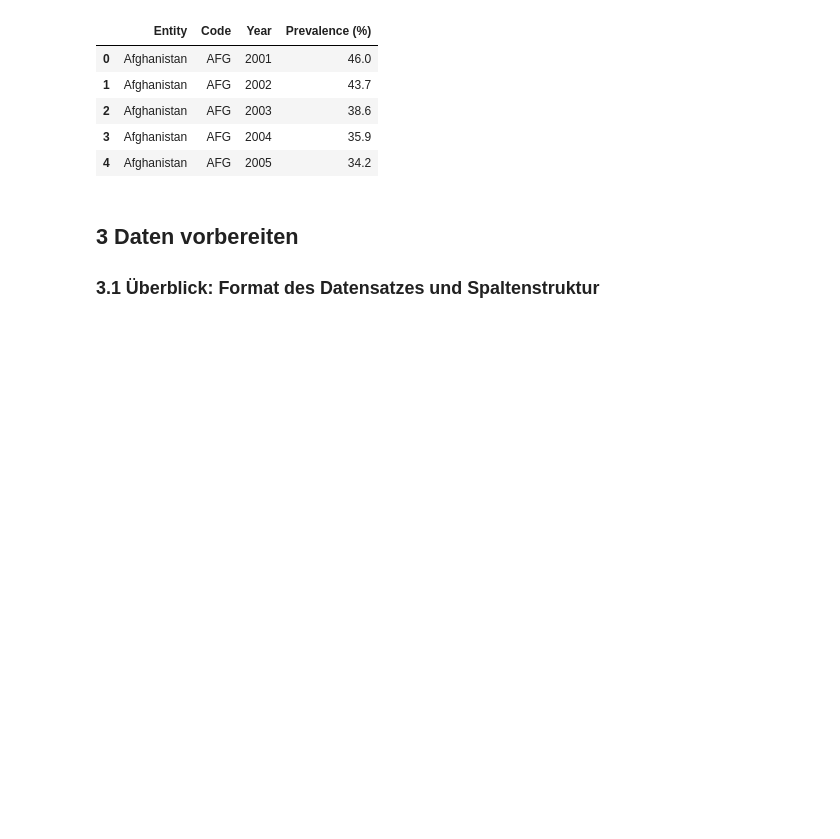
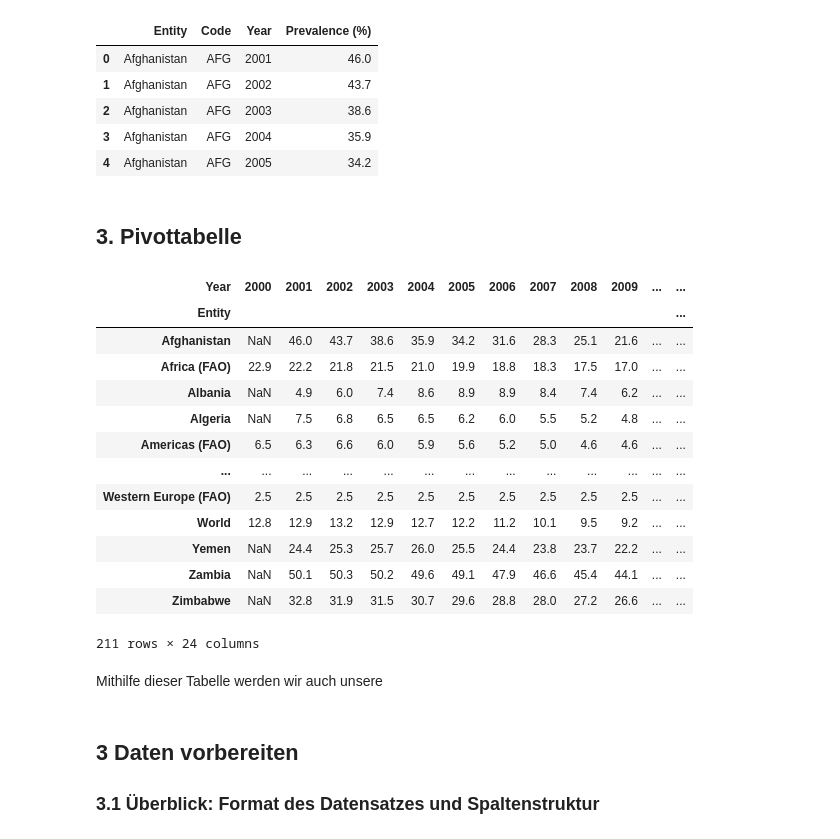
Before and after one commit to sahitero/Leisungsnachweis-2-Phyton-Sina-Eronita-Naomi, a Jupyter notebook: LN-2.ipynb, the cells around one changed output. Drawn from its saved outputs; the diff is of its cells as text; code cells hidden in the pictures; blank space fills up the shorter version.

```diff
--- a/LN-2.ipynb
+++ b/LN-2.ipynb
@@ -33,6 +46,31 @@ df.head()
 | 2 | Afghanistan | AFG | 2003 | 38.6 |
 | 3 | Afghanistan | AFG | 2004 | 35.9 |
 | 4 | Afghanistan | AFG | 2005 | 34.2 |
+# %% [markdown]
+## 3. Pivottabelle
+# %%
+import pandas as pd
+import pandas as pd
+pd.set_option('display.max_rows', 50)
+pd.reset_option('display.max_columns')
+df_pivot
+# %% [output]
+| Year | 2000 | 2001 | 2002 | 2003 | 2004 | 2005 | 2006 | 2007 | 2008 | 2009 | ... | ... |
+| Entity |  |  |  |  |  |  |  |  |  |  |  | ... |
+| Afghanistan | NaN | 46.0 | 43.7 | 38.6 | 35.9 | 34.2 | 31.6 | 28.3 | 25.1 | 21.6 | ... | ... |
+| Africa (FAO) | 22.9 | 22.2 | 21.8 | 21.5 | 21.0 | 19.9 | 18.8 | 18.3 | 17.5 | 17.0 | ... | ... |
+| Albania | NaN | 4.9 | 6.0 | 7.4 | 8.6 | 8.9 | 8.9 | 8.4 | 7.4 | 6.2 | ... | ... |
+| Algeria | NaN | 7.5 | 6.8 | 6.5 | 6.5 | 6.2 | 6.0 | 5.5 | 5.2 | 4.8 | ... | ... |
+| Americas (FAO) | 6.5 | 6.3 | 6.6 | 6.0 | 5.9 | 5.6 | 5.2 | 5.0 | 4.6 | 4.6 | ... | ... |
+| ... | ... | ... | ... | ... | ... | ... | ... | ... | ... | ... | ... | ... |
+| Western Europe (FAO) | 2.5 | 2.5 | 2.5 | 2.5 | 2.5 | 2.5 | 2.5 | 2.5 | 2.5 | 2.5 | ... | ... |
+| World | 12.8 | 12.9 | 13.2 | 12.9 | 12.7 | 12.2 | 11.2 | 10.1 | 9.5 | 9.2 | ... | ... |
+| Yemen | NaN | 24.4 | 25.3 | 25.7 | 26.0 | 25.5 | 24.4 | 23.8 | 23.7 | 22.2 | ... | ... |
+| Zambia | NaN | 50.1 | 50.3 | 50.2 | 49.6 | 49.1 | 47.9 | 46.6 | 45.4 | 44.1 | ... | ... |
+| Zimbabwe | NaN | 32.8 | 31.9 | 31.5 | 30.7 | 29.6 | 28.8 | 28.0 | 27.2 | 26.6 | ... | ... |
+211 rows × 24 columns
+# %% [markdown]
+Mithilfe dieser Tabelle werden wir auch unsere
 # %% [markdown]
 ## 3 Daten vorbereiten
 ### 3.1 Überblick: Format des Datensatzes und Spaltenstruktur
```
Also changed, not shown: parts of 10 cells of this notebook.
